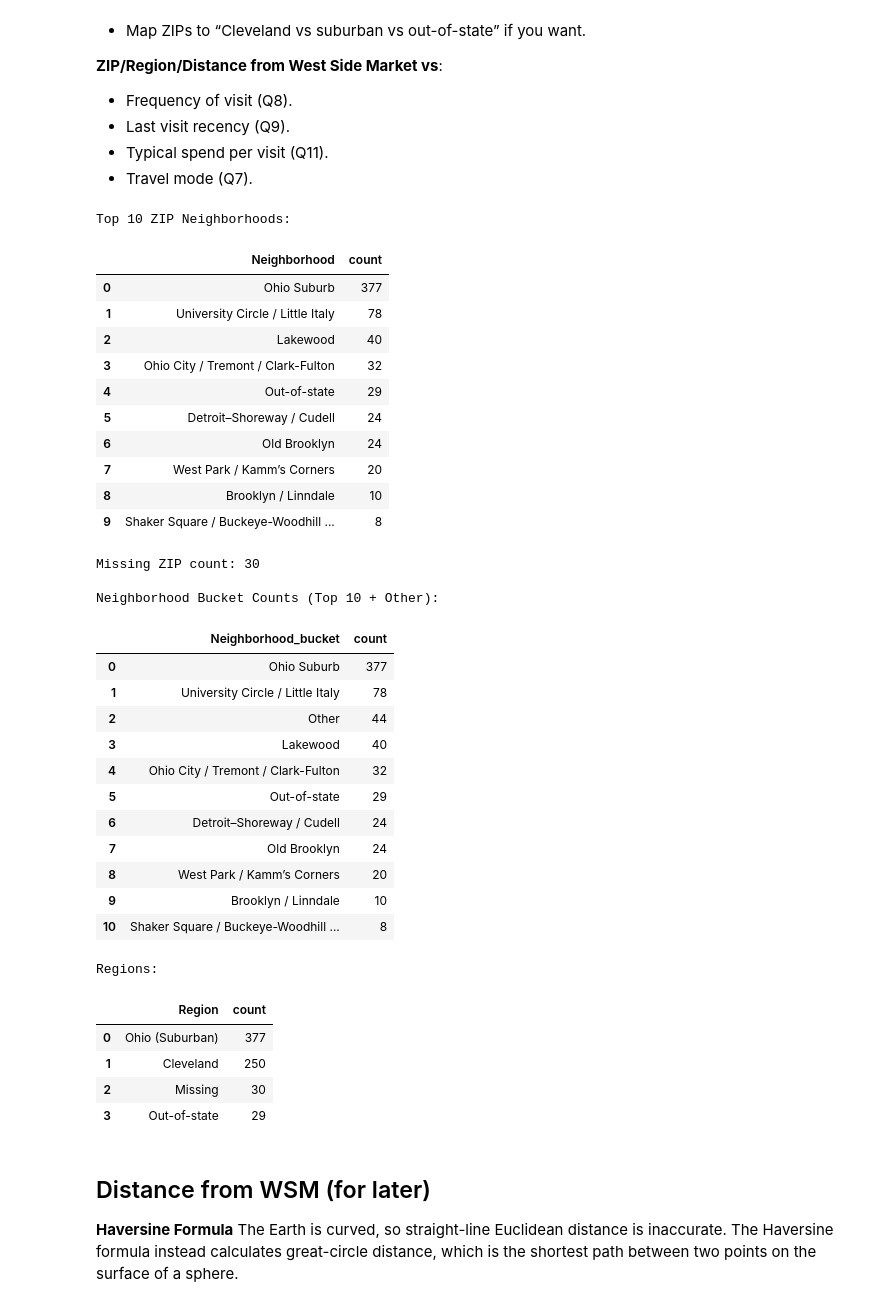
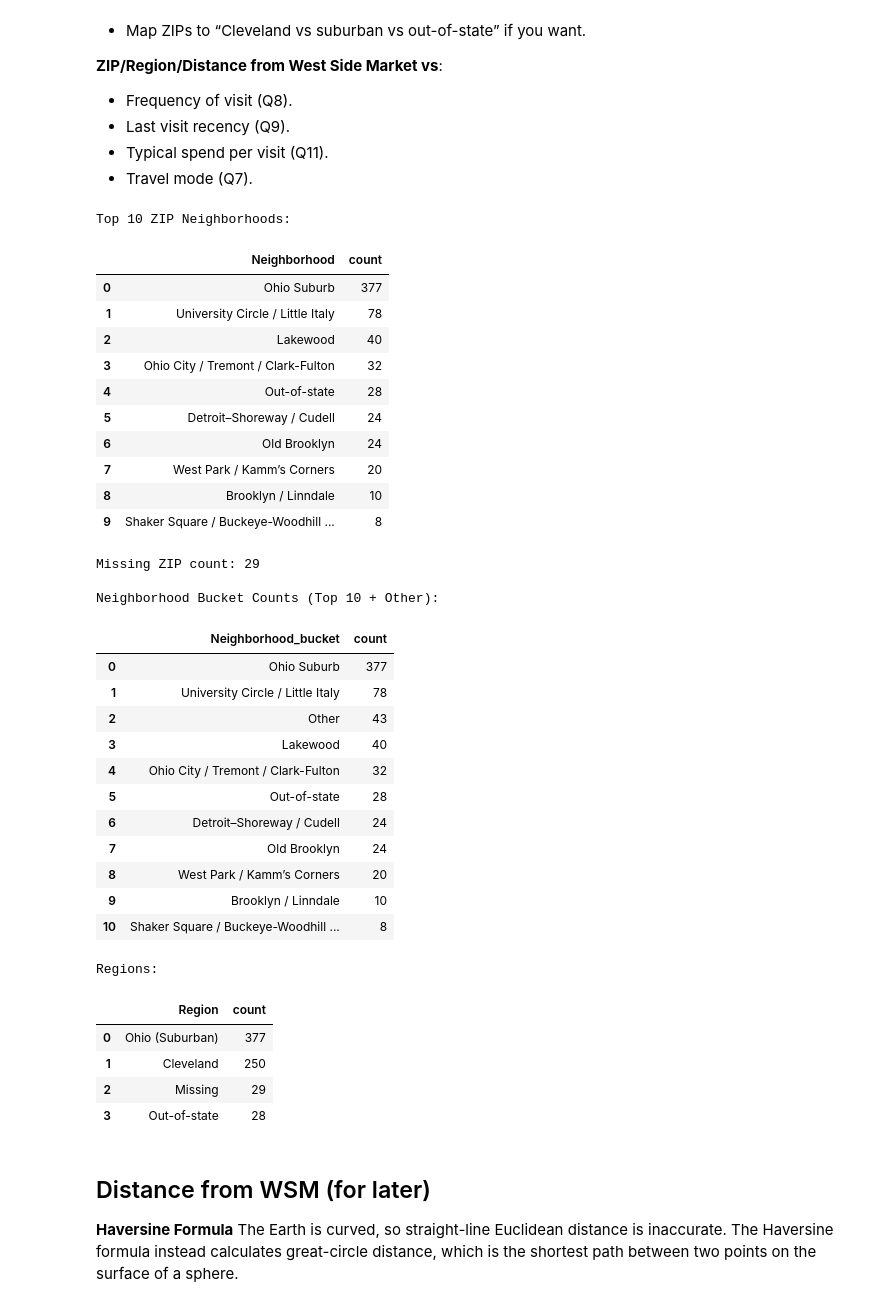
Before and after one commit to zelaneroz/cpmc, a Jupyter notebook: pipeline.ipynb, the cells around one changed output. Drawn from its saved outputs; the diff is of its cells as text; code cells hidden in the pictures.

```diff
--- a/pipeline.ipynb
+++ b/pipeline.ipynb
@@ -7,6 +94,36 @@ import math
 # %%
 # --- Load data ---
-df = pd.read_csv("survey.csv")
+df_0 = pd.read_csv("survey.csv")
+
+#Make supposed numeric data as numeric
+non_numeric_cols = ["ResponseId","DistributionChannel","Q10","Q14","Q15_2_TEXT","Q16_9_TEXT","Q17","Q18_9_TEXT","Q19_10_TEXT","Q23","Q26","Q27","Q28","Q37","Q32_12_TEXT","Q21_9_TEXT","channel"]
+numeric_cols = [col for col in df_0.columns if col not in non_numeric_cols]
+df = df_0.copy()
+for col in numeric_cols:
+    df[col] = pd.to_numeric(df[col], errors='coerce')
+#Drop first 2 rows; these contain only descriptions of the column and not the actual data.
+df = df.iloc[2:].reset_index(drop=True)
+#Drop unncessary columns
+df = df.drop(columns=["Progress","IPAddress","Duration (in seconds)","Finished","ResponseId"])
+df.rename(columns={'Q3_1':'Q3_Product Variety','Q3_2':'Q3_Cleanliness','Q3_3':'Q3_Vendor Interactions','Q3_4':'Q3_Parking/Accessibility','Q3_5':'Q3_Value for Money'},inplace=True)
+df.rename(columns={
+    'Q22_1': "Q22_Live Music",
+    'Q22_2': "Q22_Seasonal food festivals",
+    'Q22_3': "Q22_Cooking/Nutrition classes & demos",
+    'Q22_4': "Q22_Family-friendly events",
+    'Q22_5': "Q22_Evening happy hours",
+    'Q22_6': "Q22_Cultural celebrations",
+    'Q22_7': "Q22_Loyalty/Rewards Program",
+    'Q22_8': "Q22_Meal/grocery delivery service"
+}, inplace=True)
+df.rename(columns={'Q30_1':"Q30_Walmart",'Q30_2':"Q30_Aldi",'Q30_3':"Q30_Giant Eagle",'Q30_4':"Q30_Heinen's",'Q30_5':"Q30_Dave's",'Q30_6':"Q30_Farmers' markets",'Q30_7':"Q30_West Side Market",'Q30_8':"Q30_Fairfax Market"},inplace=True)
+df.rename(columns={
+    'Q31_1':"Q31_Restaurants/takeout",
+    'Q31_2':"Q31_Meal Delivery Services",
+    'Q31_3':"Q31_Preferred grocery store",
+    'Q31_4':"Q31_West Side Market",
+    'Q31_5':"Q31_Meal prep services"
+}, inplace=True)
 # %% [markdown]
 # 1. Geographic profile of respondents
 **ZIP code distribution**
@@ -20,19 +137,22 @@ df = pd.read_csv("survey.csv")
 * Typical spend per visit (Q11).
 * Travel mode (Q7).
 # %%
-# --- Clean ZIP codes (extract proper 5-digit ZIP or mark missing) ---
+#Mark Missing ZIP Codes as "MISSING"
+df['Q4'] = (
+    df['Q4'].astype(str).str.extract(r'(\d{5})')[0].fillna("MISSING")
+)
 df['ZIP_clean'] = (
-    df['Q4']
-    .astype(str)
-    .str.extract(r'(\d{5})')[0]
-    .fillna("MISSING")
+    df['Q4'].astype(str).str.extract(r'(\d{5})')[0].fillna("MISSING")
 )
 
+df.head()
 # --- Region mapping (Cleveland vs suburban vs out-of-state) ---
 cleveland_zips = {
     "44102","44113","44109","44144","44107","44114","44115","44106","44105",
     "44111","44103","44110","44104","44108","44112","44120"
 }
+
+# df['ZIP_clean']
 
 ohio_zips = {str(z).zfill(5) for z in range(43000, 46000)}
 
@@ -103,39 +223,39 @@ missing_zip_count = (df['ZIP_neighborhood'] == "Missing ZIP").sum()
 # OUTPUTS
 # ======================================================
 
 print("Top 10 ZIP Neighborhoods:")
 display(nh_counts.head(10))
 
 print(f"\nMissing ZIP count: {missing_zip_count}")
 
 print("\nNeighborhood Bucket Counts (Top 10 + Other):")
 display(df['Neighborhood_bucket'].value_counts().reset_index())
 
 print("\nRegions:")
 display(df['Region'].value_counts().reset_index())
 # %% [output]
 Top 10 ZIP Neighborhoods:
 |  | Neighborhood | count |
 | 0 | Ohio Suburb | 377 |
 | 1 | University Circle / Little Italy | 78 |
 | 2 | Lakewood | 40 |
 | 3 | Ohio City / Tremont / Clark-Fulton | 32 |
-| 4 | Out-of-state | 29 |
+| 4 | Out-of-state | 28 |
 | 5 | Detroit–Shoreway / Cudell | 24 |
 | 6 | Old Brooklyn | 24 |
 | 7 | West Park / Kamm’s Corners | 20 |
 | 8 | Brooklyn / Linndale | 10 |
 | 9 | Shaker Square / Buckeye-Woodhill ... | 8 |
-Missing ZIP count: 30
+Missing ZIP count: 29
 
 Neighborhood Bucket Counts (Top 10 + Other):
 |  | Neighborhood_bucket | count |
 | 0 | Ohio Suburb | 377 |
 | 1 | University Circle / Little Italy | 78 |
-| 2 | Other | 44 |
+| 2 | Other | 43 |
 | 3 | Lakewood | 40 |
 | 4 | Ohio City / Tremont / Clark-Fulton | 32 |
-| 5 | Out-of-state | 29 |
+| 5 | Out-of-state | 28 |
 | 6 | Detroit–Shoreway / Cudell | 24 |
 | 7 | Old Brooklyn | 24 |
 | 8 | West Park / Kamm’s Corners | 20 |
@@ -145,8 +265,8 @@ Regions:
 |  | Region | count |
 | 0 | Ohio (Suburban) | 377 |
 | 1 | Cleveland | 250 |
-| 2 | Missing | 30 |
-| 3 | Out-of-state | 29 |
+| 2 | Missing | 29 |
+| 3 | Out-of-state | 28 |
 # %% [markdown]
 ## Distance from WSM (for later)
 **Haversine Formula**
```
Also changed, not shown: parts of 21 cells of this notebook, 5 other files.
